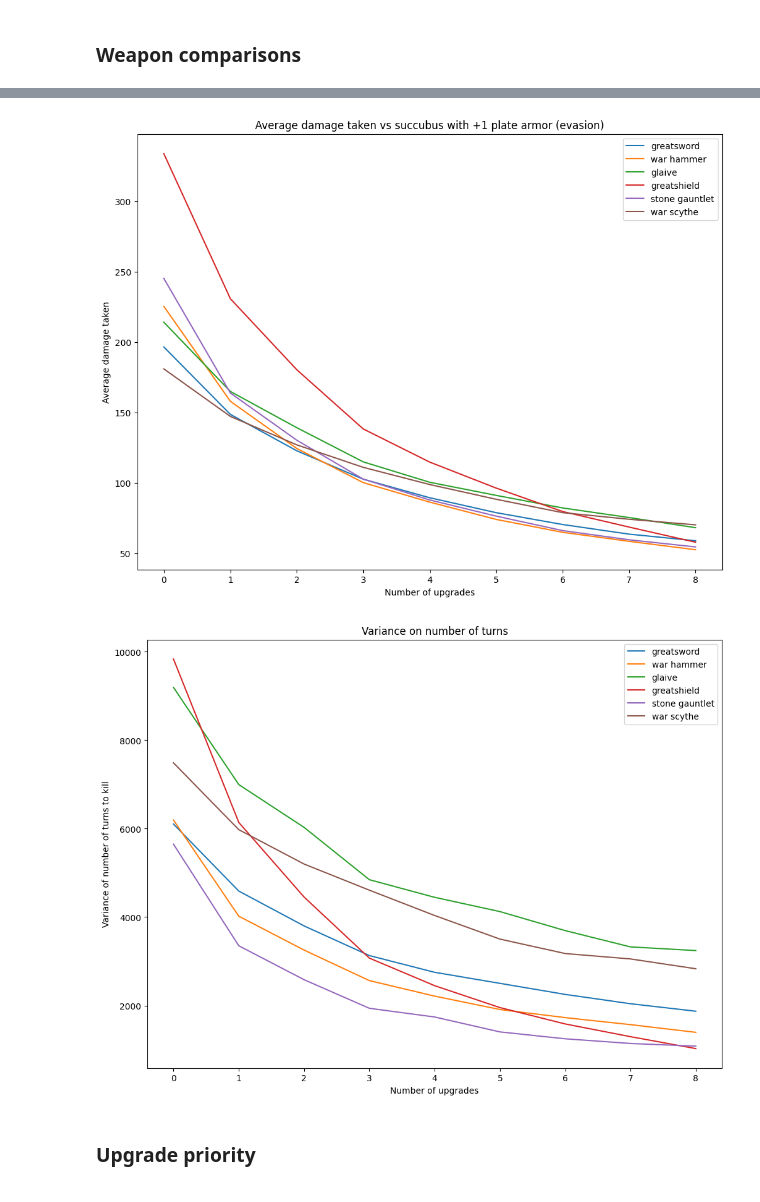
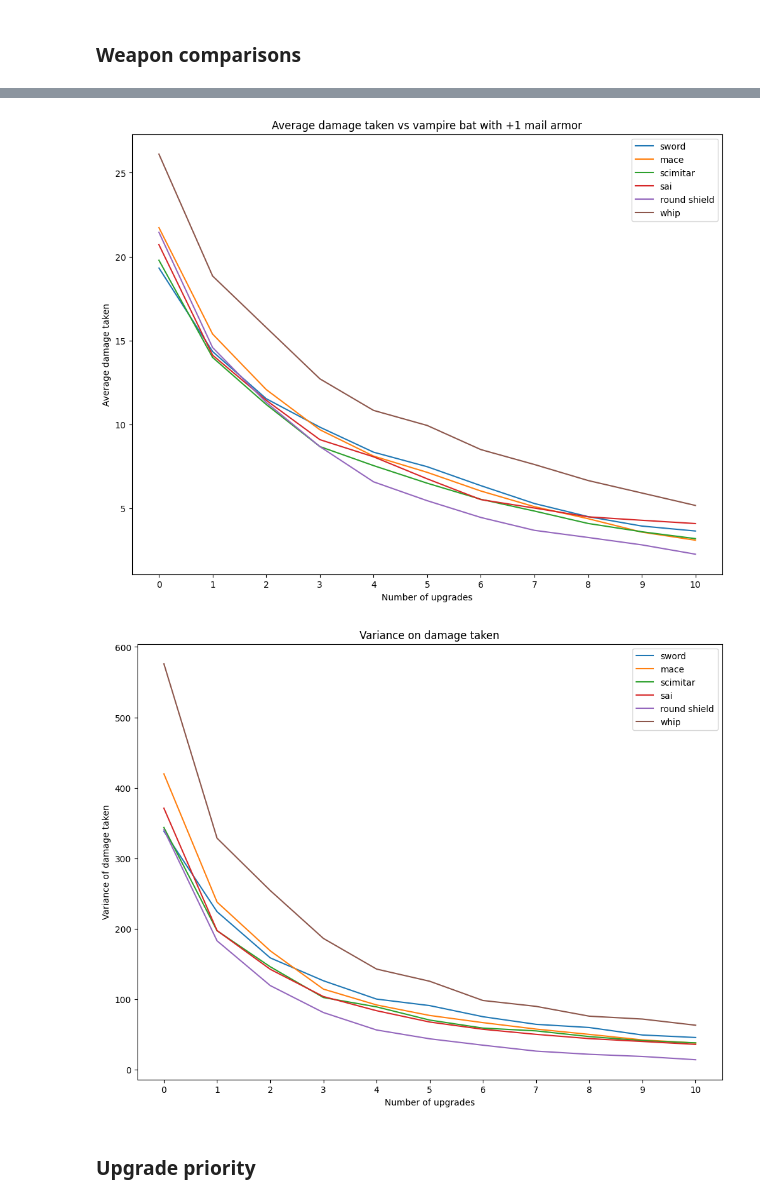
Before and after one commit to lordlen/ShPDTests, a Jupyter notebook: shattered pd tests.ipynb, the cells around one changed output, grey strips where cells are left out. Saved outputs shown, nothing was run; the diff lists cells and outputs as text; code cells hidden in the pictures.

```diff
--- a/shattered pd tests.ipynb
+++ b/shattered pd tests.ipynb
@@ -78,6 +78,7 @@ class ArmorInstance:
     armor: Armor
     upgrade: int
     augment: ArmorAugment
+    isStone: bool = False
 
     def _get_augment_phrase(self):
         armor_augment_phrase = ""
@@ -220,6 +221,12 @@ def roll_damage_taken(defense_intervals, damage_intervals, hit_chance):
     evasion_roll = 1 if random.uniform(0, 1) < hit_chance else 0
     return evasion_roll * calc_final_damage(damage_roll, defense_roll)
 
+def roll_damage_taken_stone(defense_intervals, damage_intervals, hit_chance):
+    defense_roll = roll_ranges(defense_intervals)
+    damage_roll = roll_ranges(damage_intervals)
+    stone_multiplier = calc_stone_multiplier(hit_chance)
+    return stone_multiplier * calc_final_damage(damage_roll, defense_roll)
+
 def roll_skeleton_explosion_damage_taken(defense_intervals):
     defense_roll = roll_ranges(defense_intervals) + roll_ranges(defense_intervals)
     damage_roll = roll_ranges([(6,12)])
@@ -231,3 +238,9 @@ def simulate_damage(defense_intervals, damage_intervals, hit_chance, num_iterati
         damage = roll_damage_taken(defense_intervals, damage_intervals, hit_chance)
         data_points.append(damage)
     return data_points
+
+def calc_stone_multiplier(hit_rate):
+    dr = ((1 + 3 * hit_rate) / 4)
+    dr = 0.25 if dr < 0.25 else dr
+    dr = 1 if dr > 1 else dr
+    return dr
@@ -235,10 +335,10 @@ def simulate_damage(defense_intervals, damage_intervals, hit_chance, num_iterati
 ## Compare armor augmentations
 # %%
 ###########################Config variables###########################
-creature = Creatures.succubus
-armor = Armors.plate
-armor_level = 3
-hero_level = 23
+creature = Creatures.warlock
+armor = Armors.mail
+armor_level = 2
+hero_level = 18
 evasion_multiplier = 1
 num_simulations = 100000
 extra_defenses = []
@@ -766,13 +792,13 @@ def simulate_n_encounters2(hero: Hero, enemy: Creature, num_simulations: int, ig
 ### Weapon comparisons
 # %%
 ###########################Config variables###########################
-enemy = Creatures.succubus
-weapons = t5
-hero_level = 18
-strength = 18
-armor = ArmorInstance(Armors.plate, 1, ArmorAugment.EVASION)
+enemy = Creatures.bat
+weapons = t3
+hero_level = 13
+strength = 14
+armor = ArmorInstance(Armors.mail, 1, ArmorAugment.NONE)
 num_simulations = 5000
-num_upgrades: tuple[int, int] = (0,8)
+num_upgrades: tuple[int, int] = (0,10)
 
 ignore_enemy_evasion = False
 hero_first = True
@@ -787,7 +813,7 @@ for weapon in weapons:
     hero = Hero(hero_level, strength, armor, weapon)
     for i in range(num_upgrades[0], num_upgrades[1] + 1):
         hero.weapon.upgrade = i
-        turns_data_points, damage_taken_data_points = simulate_n_encounters2(hero, enemy, num_simulations, ignore_enemy_evasion, hero_first)
+        turns_data_points, damage_taken_data_points = simulate_n_encounters(hero, enemy, num_simulations, ignore_enemy_evasion, hero_first)
         num_turns_results.append(turns_data_points)
         damage_taken_results.append(damage_taken_data_points)
     num_turns_data.append(num_turns_results)
@@ -824,9 +850,9 @@ plt.legend()
 plt.show()
 
 plt.figure(figsize=(12,9))
-plt.title('Variance on number of turns')
+plt.title('Variance on damage taken')
 plt.xlabel("Number of upgrades")
-plt.ylabel("Variance of number of turns to kill")
+plt.ylabel("Variance of damage taken")
 for i in range(len(weapons)):
     plt.plot(range(num_upgrades[0], num_upgrades[1] + 1), [np.var(x) for x in damage_taken_data[i]], label=weapons[i].get_name_and_aug())
 plt.xticks(range(num_upgrades[0], num_upgrades[1] + 1))
@@ -838,5 +864,5 @@ plt.show()
-[figure, old version]
+[figure, new version]
-[figure, old version]
+[figure, new version]
 # %% [markdown]
 ### Upgrade priority
 # %%
```
Also changed, not shown: parts of 26 cells of this notebook.
